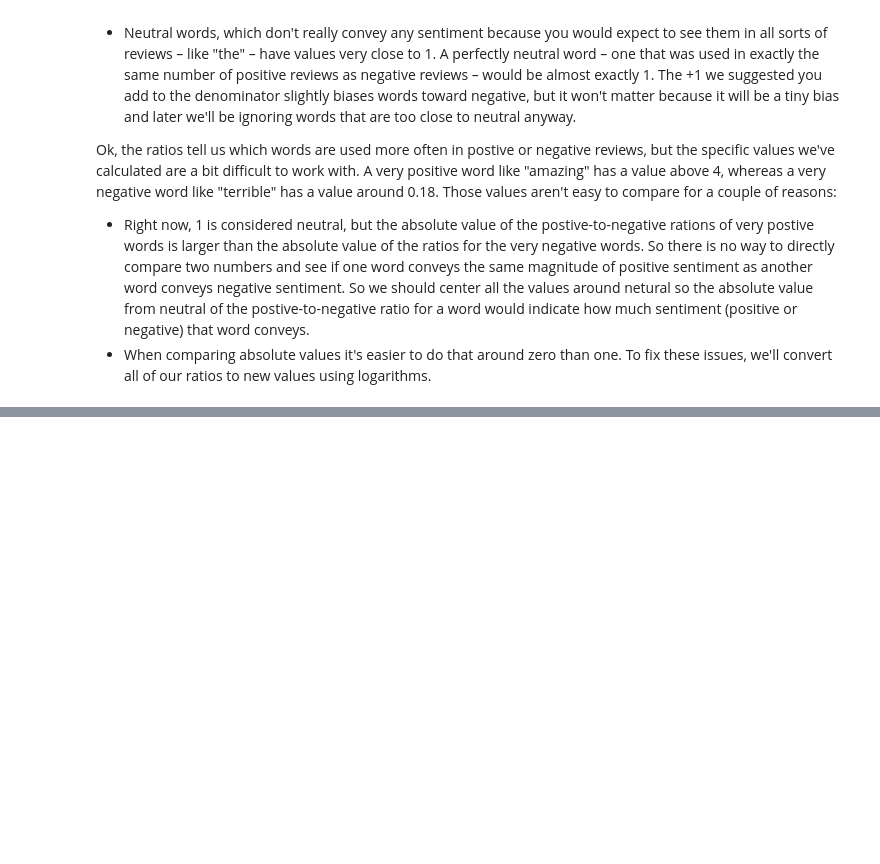
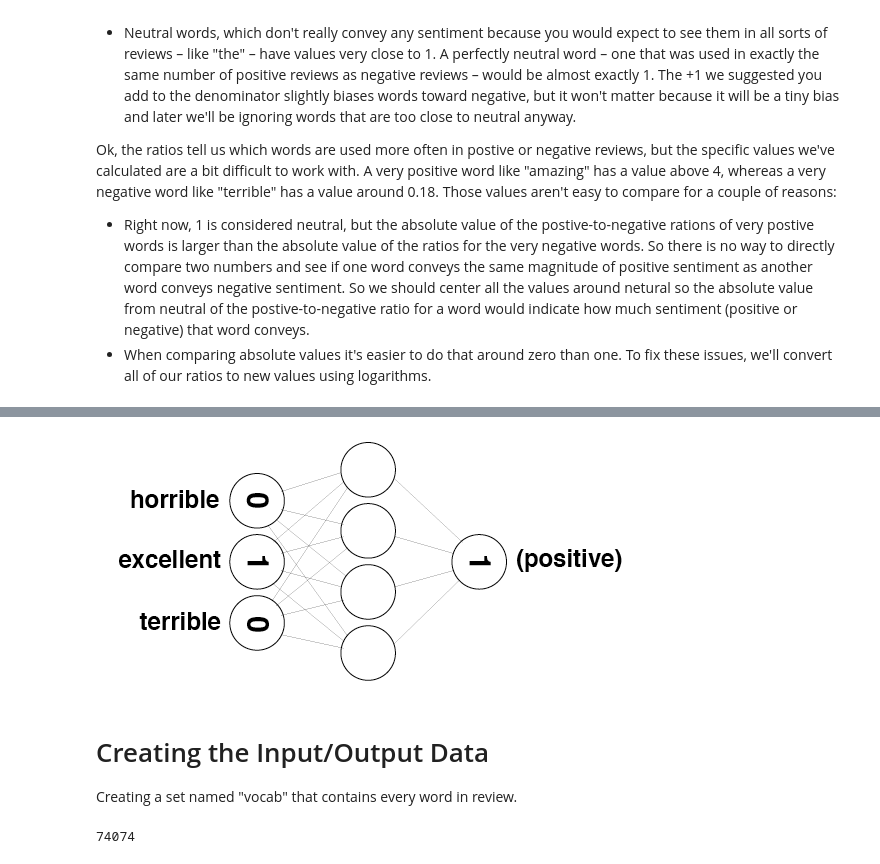
Before and after one commit to shreyansh-tomar/Deep-Learning, a Jupyter notebook: Sentiment_Analysis/Sentiment_Analysis.ipynb, the cells around one changed output, grey strips where cells are left out. Saved outputs shown, nothing was run; the diff lists cells and outputs as text; code cells hidden in the pictures; blank space fills up the shorter version.

```diff
--- a/Sentiment_Analysis/Sentiment_Analysis.ipynb
+++ b/Sentiment_Analysis/Sentiment_Analysis.ipynb
@@ -112,0 +159,10 @@ To fix these issues, we'll convert all of our ratios to new values using logarit
+# %%
+review = "The movie was excellent"
+
+Image(filename='sentiment_network_pos.png')
+# %% [output]
+[figure, added]
+# %% [markdown]
+# Creating the Input/Output Data
+
+Creating a set named "vocab" that contains every word in review.
@@ -112,0 +174,5 @@ To fix these issues, we'll convert all of our ratios to new values using logarit
+# %%
+vocab_size = len(vocab)
+print(vocab_size)
+# %% [output]
+74074
```
Also changed, not shown: parts of 10 cells of this notebook.
